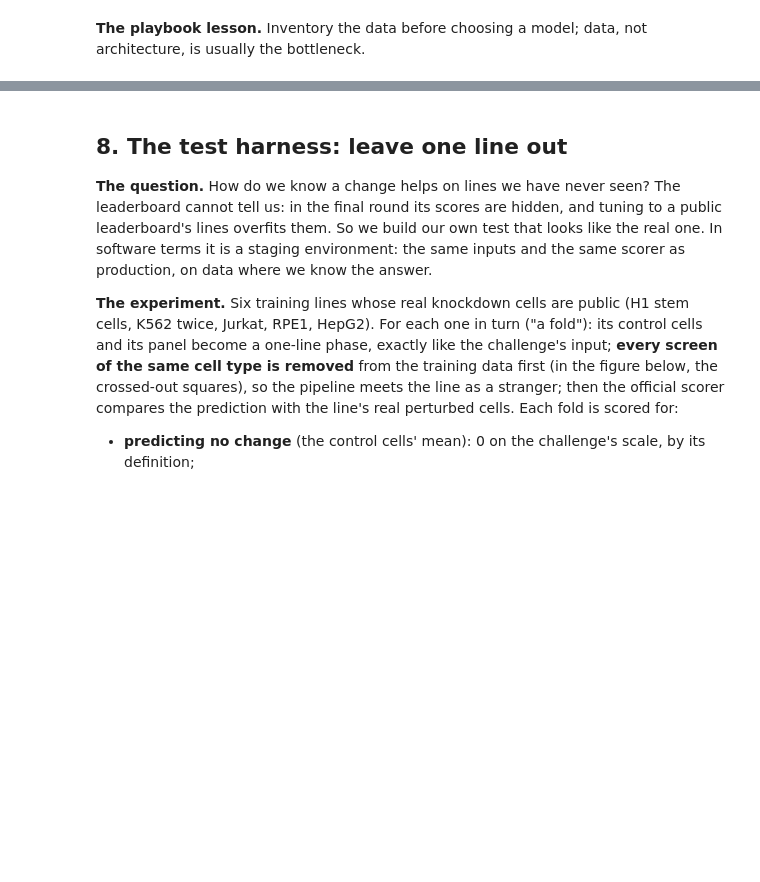
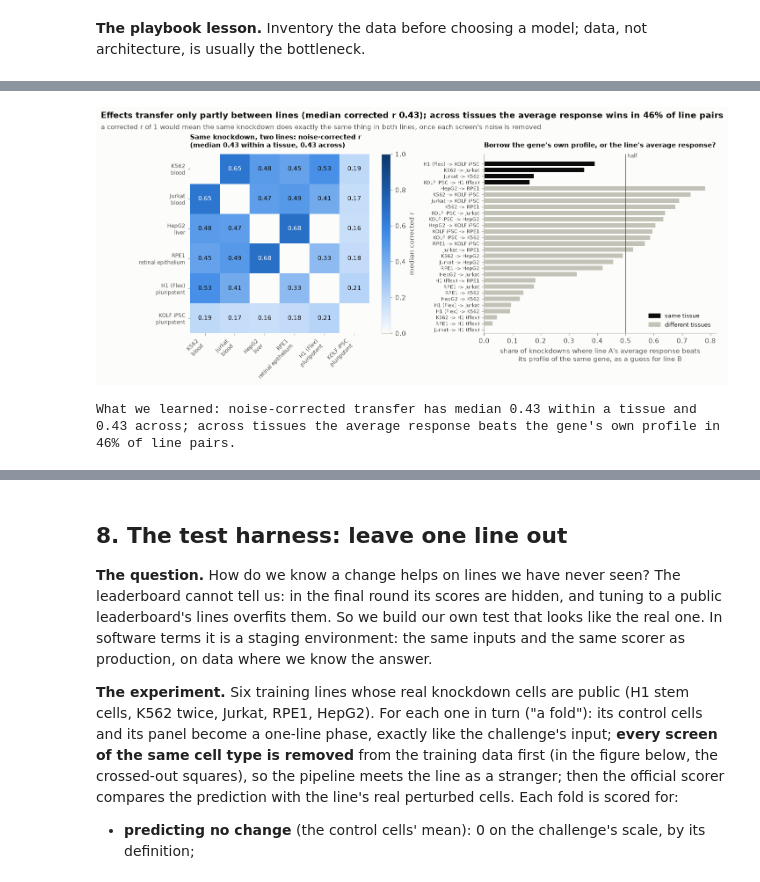
Before and after one commit to helenhenryz/vcc2026-perturbation-prediction, a Jupyter notebook: notebook.ipynb, the cells around one changed output, grey strips where cells are left out. Drawn from its saved outputs; the diff is of its cells as text; code cells hidden in the pictures; blank space fills up the shorter version.

```diff
--- a/notebook.ipynb
+++ b/notebook.ipynb
@@ -805,0 +998,80 @@ What we learned: 300 of 300 panel knockdowns are measured somewhere, 297 in thre
+# %%
+fig, axes = plt.subplots(1, 2, figsize=(13, 5.4), gridspec_kw={"width_ratios": [1.05, 1]})
+ax = axes[0]
+Ts = np.where(np.isnan(T6), 0.5 * (T6 + T6.T), T6)
+im = ax.imshow(np.where(np.eye(len(names6), dtype=bool), np.nan, Ts), cmap=CMAP_SEQ, vmin=0, vmax=1)
+for i in range(len(names6)):
+    for j in range(len(names6)):
+        if i != j and np.isfinite(Ts[i, j]):
+            ax.text(
+                j,
+                i,
+                f"{Ts[i, j]:.2f}",
+                ha="center",
+                va="center",
+                fontsize=9,
+                color="#ffffff" if Ts[i, j] > 0.55 else INK,
+            )
+lab6 = [f"{HALF_LINES[n]}\n{TISSUE[n]}" for n in names6]
+(
+    ax.set_xticks(range(len(names6)), lab6, fontsize=8, rotation=45, ha="right"),
+    ax.set_yticks(range(len(names6)), lab6, fontsize=8),
+)
+ax.spines[:].set_visible(False)
+same = [
+    Ts[i, j]
+    for i in range(len(names6))
+    for j in range(len(names6))
+    if i != j and TISSUE[names6[i]] == TISSUE[names6[j]] and np.isfinite(Ts[i, j])
+]
+diff = [
+    Ts[i, j]
+    for i in range(len(names6))
+    for j in range(len(names6))
+    if i != j and TISSUE[names6[i]] != TISSUE[names6[j]] and np.isfinite(Ts[i, j])
+]
+ax.set_title(
+    f"Same knockdown, two lines: noise-corrected r\n(median {np.median(same):.2f} within a tissue, "
+    f"{np.median(diff):.2f} across)",
+    fontsize=10,
+)
+fig.colorbar(im, ax=ax, fraction=0.04, label="median corrected r")
+ax = axes[1]
+pairs6 = sorted(own_vs_avg, key=lambda k: (TISSUE[k[0]] == TISSUE[k[1]], own_vs_avg[k][0]))
+vals = [own_vs_avg[k][0] for k in pairs6]
+cols = [INK if TISSUE[a] == TISSUE[b] else LIGHT for a, b in pairs6]
+ax.barh(range(len(pairs6)), vals, color=cols, height=0.72)
+ax.axvline(0.5, color=INK2, lw=0.8)
+ax.text(0.5, len(pairs6) - 0.2, " half", fontsize=8, color=INK2, va="bottom")
+ax.set_ylim(-0.6, len(pairs6) + 0.6)
+ax.set_yticks(range(len(pairs6)), [f"{HALF_LINES[a]} -> {HALF_LINES[b]}" for a, b in pairs6], fontsize=7)
+ax.set_xlabel(
+    "share of knockdowns where line A's average response beats\nits profile of the same gene, as a guess for line B"
+)
+ax.legend(
+    handles=[
+        mpl.patches.Patch(color=INK, label="same tissue"),
+        mpl.patches.Patch(color=LIGHT, label="different tissues"),
+    ],
+    loc="lower right",
+)
+win_diff = np.mean([own_vs_avg[k][0] > 0.5 for k in pairs6 if TISSUE[k[0]] != TISSUE[k[1]]])
+ax.set_title("Borrow the gene's own profile, or the line's average response?", fontsize=10)
+fig.tight_layout()
+headline(
+    fig,
+    f"Effects transfer only partly between lines (median corrected r {np.median(Ts[np.isfinite(Ts) & ~np.eye(len(names6), dtype=bool)]):.2f}); "
+    f"across tissues the average response wins in {win_diff:.0%} of line pairs",
+    "a corrected r of 1 would mean the same knockdown does exactly the same thing in both lines, once each screen's noise is removed",
+)
+plt.show()
+# %% [output]
+[figure, added]
+# %%
+print(
+    f"What we learned: noise-corrected transfer has median {np.median(same):.2f} within a tissue and "
+    f"{np.median(diff):.2f} across; across tissues the average response beats the gene's own profile in "
+    f"{win_diff:.0%} of line pairs."
+)
+# %% [output]
+What we learned: noise-corrected transfer has median 0.43 within a tissue and 0.43 across; across tissues the average response beats the gene's own profile in 46% of line pairs.
```
Also changed, not shown: parts of 13 cells of this notebook.
